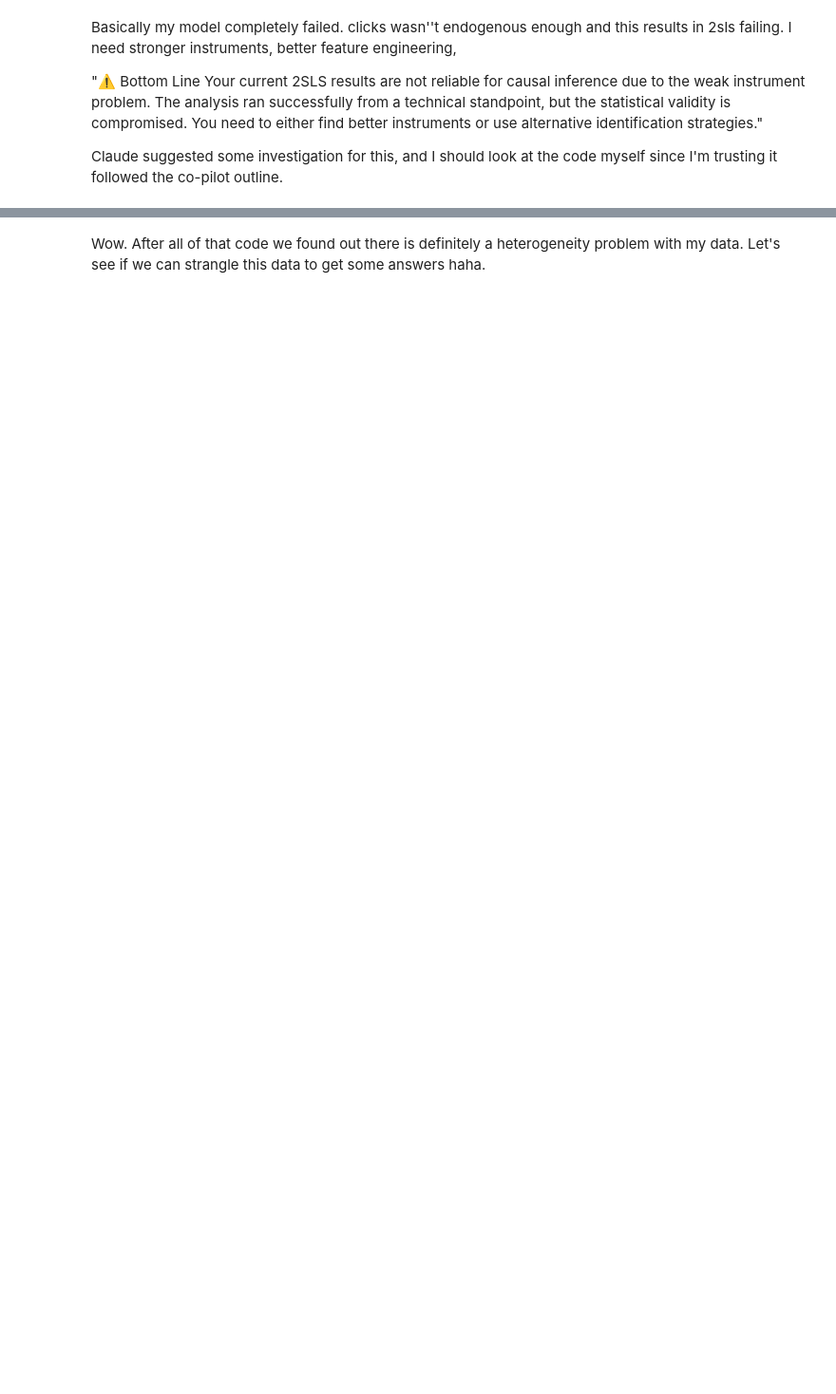
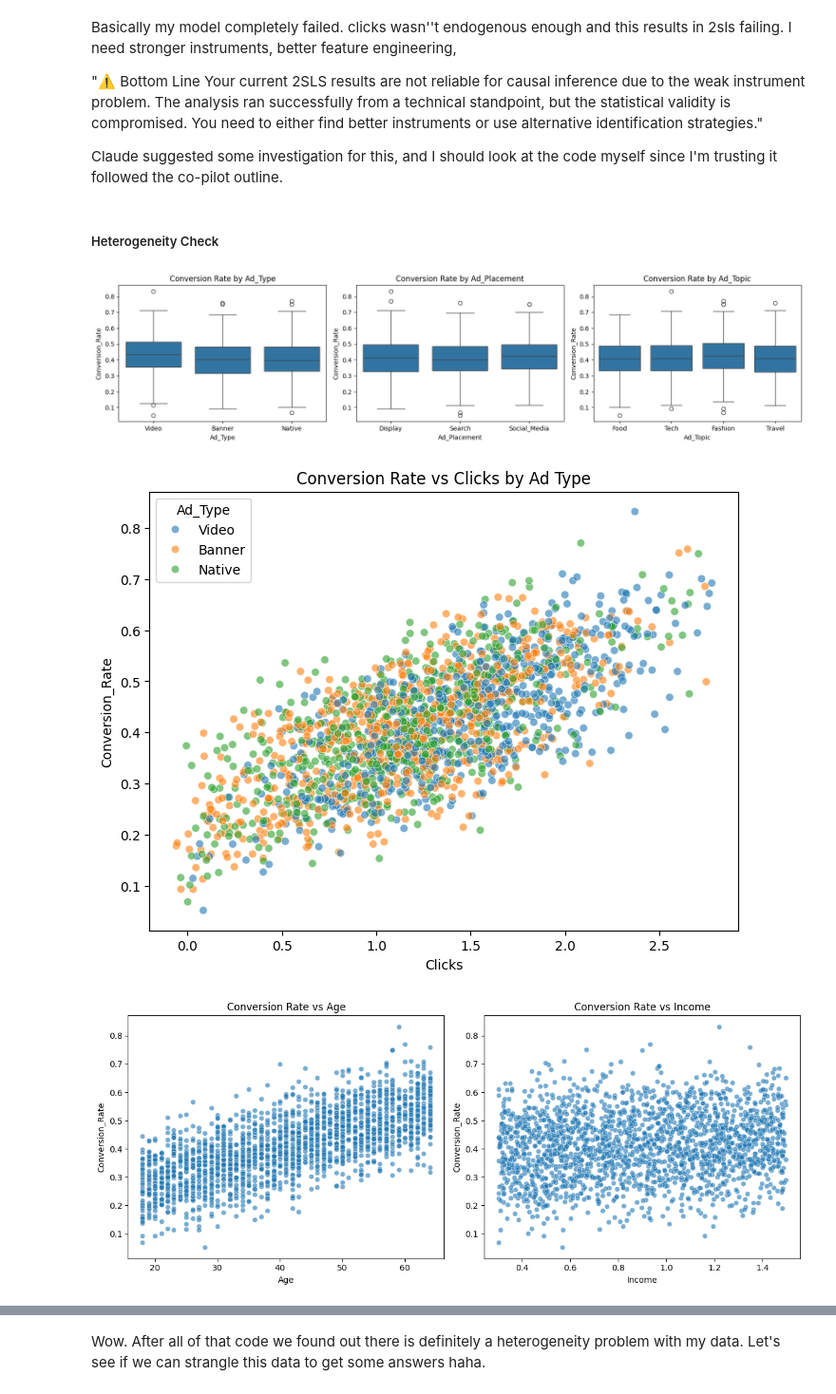
Before and after one commit to IanTaiAhn/econ6550, a Jupyter notebook: project/project.ipynb, the cells around one changed output, grey strips where cells are left out. Shown at 95% size. Saved outputs shown, nothing was run; the diff lists cells and outputs as text; code cells hidden in the pictures; blank space fills up the shorter version.

```diff
--- a/project/project.ipynb
+++ b/project/project.ipynb
@@ -556,0 +596,13 @@ COPILOT HELP TIME
+# %%
+df.loc[df['Income'] < 0, 'Income'] = np.nan  # convert to missing
+# Winsorize after imputation
+from sklearn.impute import SimpleImputer
+
+imputer = SimpleImputer(strategy='median')
+df['Income'] = imputer.fit_transform(df[['Income']])
+
+# Cap extremes at 1st and 99th percentile
+lower, upper = df['Income'].quantile([0.01, 0.99])
+df['Income'] = df['Income'].clip(lower, upper)
+
+df = df[df['Age'].between(10, 90)]  # keep only plausible human ages
@@ -1099,3 +1131,46 @@ I need stronger instruments, better feature engineering,
 Your current 2SLS results are not reliable for causal inference due to the weak instrument problem. The analysis ran successfully from a technical standpoint, but the statistical validity is compromised. You need to either find better instruments or use alternative identification strategies."
 
 Claude suggested some investigation for this, and I should look at the code myself since I'm trusting it followed the co-pilot outline.
+# %% [markdown]
+##### Heterogeneity Check
+# %%
+import pandas as pd
+import seaborn as sns
+import matplotlib.pyplot as plt
+
+# Assume df is your DataFrame
+# Make sure categorical variables are properly labeled
+categorical_cols = ['Ad_Type', 'Ad_Placement', 'Ad_Topic']
+for col in categorical_cols:
+    df[col] = df[col].astype(str)
+
+# 1. Boxplots: Conversion Rate by Ad Characteristics
+plt.figure(figsize=(16, 4))
+for i, col in enumerate(categorical_cols):
+    plt.subplot(1, 3, i+1)
+    sns.boxplot(x=col, y='Conversion_Rate', data=df)
+    plt.title(f'Conversion Rate by {col}')
+plt.tight_layout()
+plt.show()
+
+# 2. Scatter plot: Conversion Rate vs Clicks, colored by Ad_Type
+plt.figure(figsize=(8, 6))
+sns.scatterplot(x='Clicks', y='Conversion_Rate', hue='Ad_Type', data=df, alpha=0.6)
+plt.title('Conversion Rate vs Clicks by Ad Type')
+plt.show()
+
+# 3. Scatter plots: Conversion Rate vs Age and Income
+plt.figure(figsize=(12, 5))
+plt.subplot(1, 2, 1)
+sns.scatterplot(x='Age', y='Conversion_Rate', data=df, alpha=0.6)
+plt.title('Conversion Rate vs Age')
+
+plt.subplot(1, 2, 2)
+sns.scatterplot(x='Income', y='Conversion_Rate', data=df, alpha=0.6)
+plt.title('Conversion Rate vs Income')
+plt.tight_layout()
+plt.show()
+# %% [output]
+[figure, added]
+[figure, added]
+[figure, added]
```
Also changed, not shown: parts of 10 cells of this notebook.
